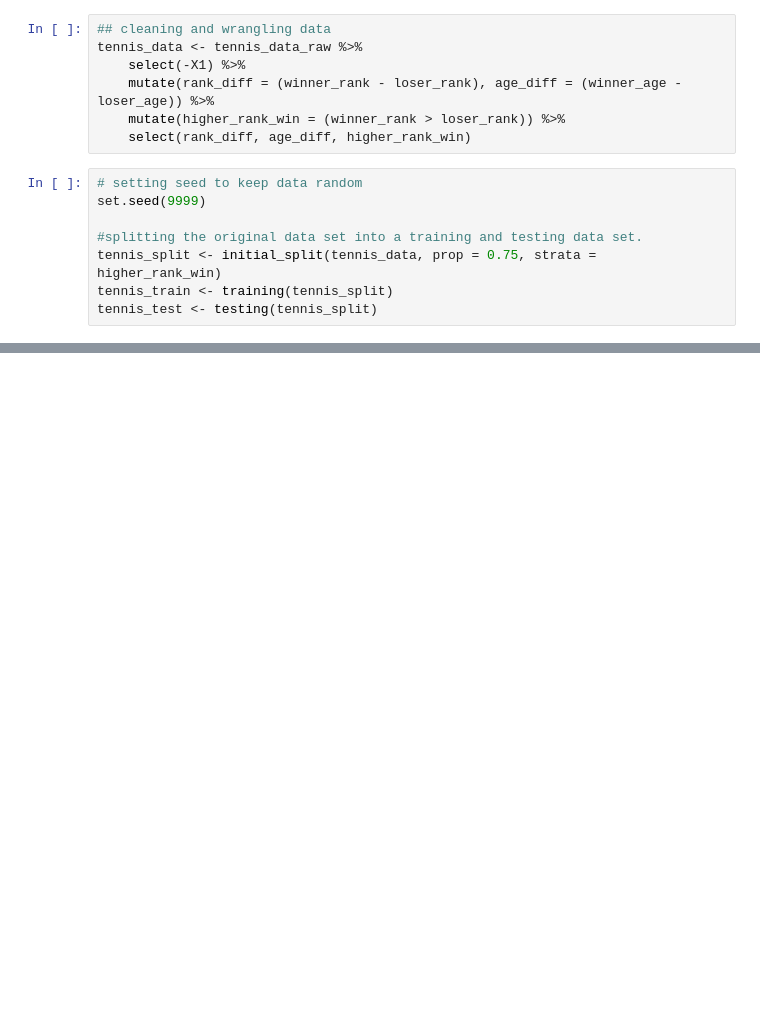
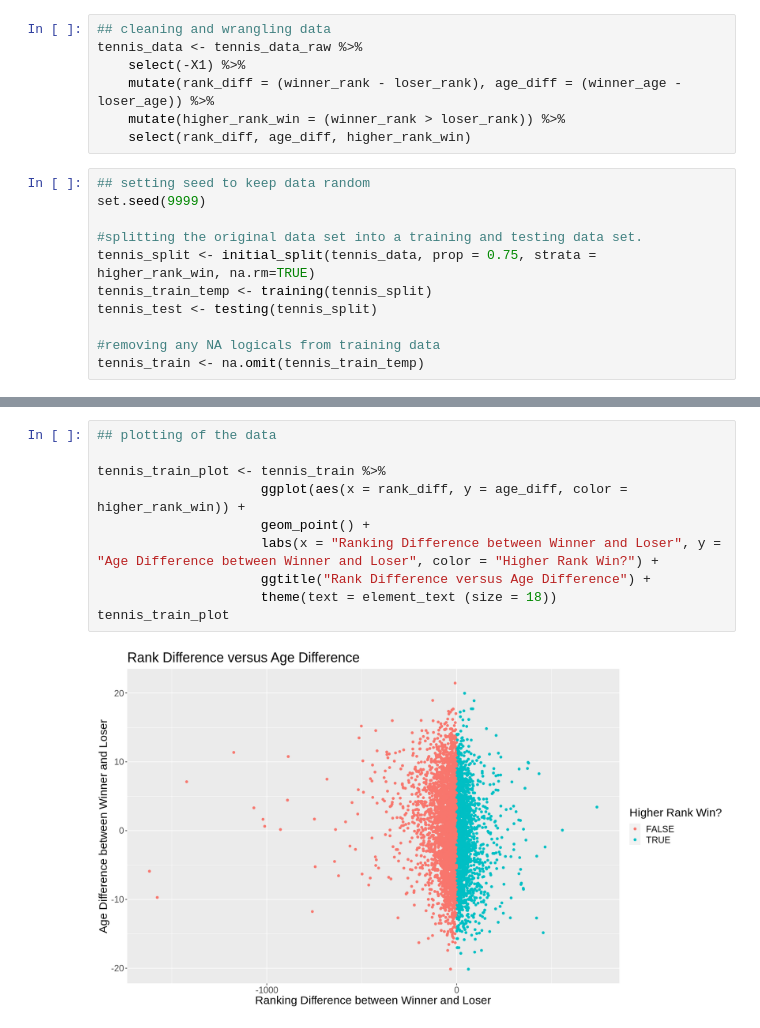
Before and after one commit to nitahieb/dsci100project, a Jupyter notebook: project.ipynb, the cells around one changed output, grey strips where cells are left out. Saved outputs shown, nothing was run; the diff lists cells and outputs as text; blank space fills up the shorter version.

Commit message:
rough draft of prelim exploratory data analysis

```diff
--- a/project.ipynb
+++ b/project.ipynb
@@ -20,10 +38,13 @@ tennis_data <- tennis_data_raw %>%
     mutate(higher_rank_win = (winner_rank > loser_rank)) %>%
     select(rank_diff, age_diff, higher_rank_win)
 # %%
-# setting seed to keep data random
+## setting seed to keep data random
 set.seed(9999)
 
 #splitting the original data set into a training and testing data set.
-tennis_split <- initial_split(tennis_data, prop = 0.75, strata = higher_rank_win)
-tennis_train <- training(tennis_split)
+tennis_split <- initial_split(tennis_data, prop = 0.75, strata = higher_rank_win, na.rm=TRUE)
+tennis_train_temp <- training(tennis_split)
 tennis_test <- testing(tennis_split)
+
+#removing any NA logicals from training data
+tennis_train <- na.omit(tennis_train_temp)
@@ -40,0 +76,12 @@ A tibble: 5150 × 3
+# %%
+## plotting of the data
+
+tennis_train_plot <- tennis_train %>%
+                     ggplot(aes(x = rank_diff, y = age_diff, color = higher_rank_win)) +
+                     geom_point() +
+                     labs(x = "Ranking Difference between Winner and Loser", y = "Age Difference between Winner and Loser", color = "Higher Rank Win?") +
+                     ggtitle("Rank Difference versus Age Difference") +
+                     theme(text = element_text (size = 18))
+tennis_train_plot
+# %% [output]
+[figure, added]
```
Also changed, not shown: parts of 4 cells of this notebook.
